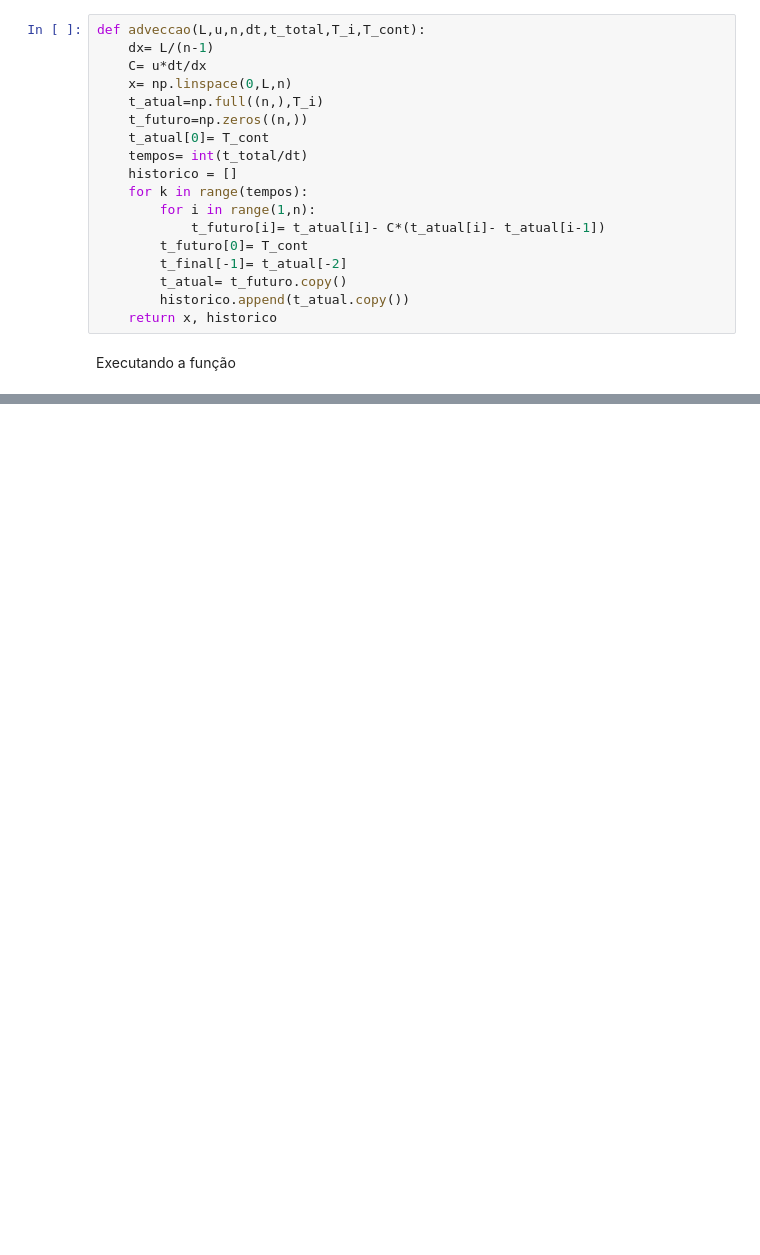
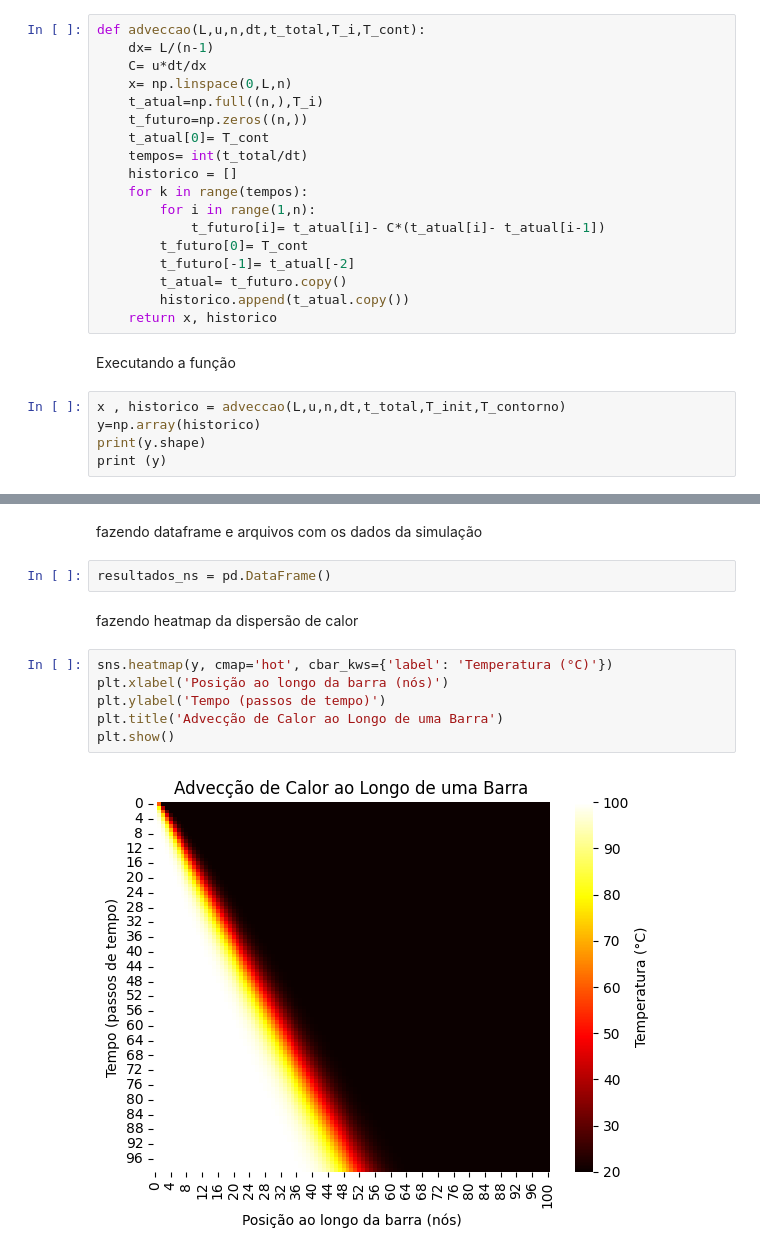
Before and after one commit to italorosq/M-todos-Num-ricos-para-EDO-S-E-EDP-S, a Jupyter notebook: trabalho3.ipynb, the cells around one changed output, grey strips where cells are left out. Cells and saved outputs as stored; diff of their text form; blank space fills up the shorter version.

Commit message:
feito heatmap de calor

```diff
--- a/trabalho3.ipynb
+++ b/trabalho3.ipynb
@@ -34,9 +35,14 @@ def adveccao(L,u,n,dt,t_total,T_i,T_cont):
         for i in range(1,n):
             t_futuro[i]= t_atual[i]- C*(t_atual[i]- t_atual[i-1])
         t_futuro[0]= T_cont
-        t_final[-1]= t_atual[-2]
+        t_futuro[-1]= t_atual[-2]
         t_atual= t_futuro.copy()
         historico.append(t_atual.copy())
     return x, historico
 # %% [markdown]
 Executando a função
+# %%
+x , historico = adveccao(L,u,n,dt,t_total,T_init,T_contorno)
+y=np.array(historico)
+print(y.shape)
+print (y)
@@ -42,0 +58,14 @@ Executando a função
+# %% [markdown]
+fazendo dataframe e arquivos com os dados da simulação
+# %%
+resultados_ns = pd.DataFrame()
+# %% [markdown]
+fazendo heatmap da dispersão de calor
+# %%
+sns.heatmap(y, cmap='hot', cbar_kws={'label': 'Temperatura (°C)'})
+plt.xlabel('Posição ao longo da barra (nós)')
+plt.ylabel('Tempo (passos de tempo)')
+plt.title('Advecção de Calor ao Longo de uma Barra')
+plt.show()
+# %% [output]
+[figure, added]
```
Also changed, not shown: parts of 3 cells of this notebook.
